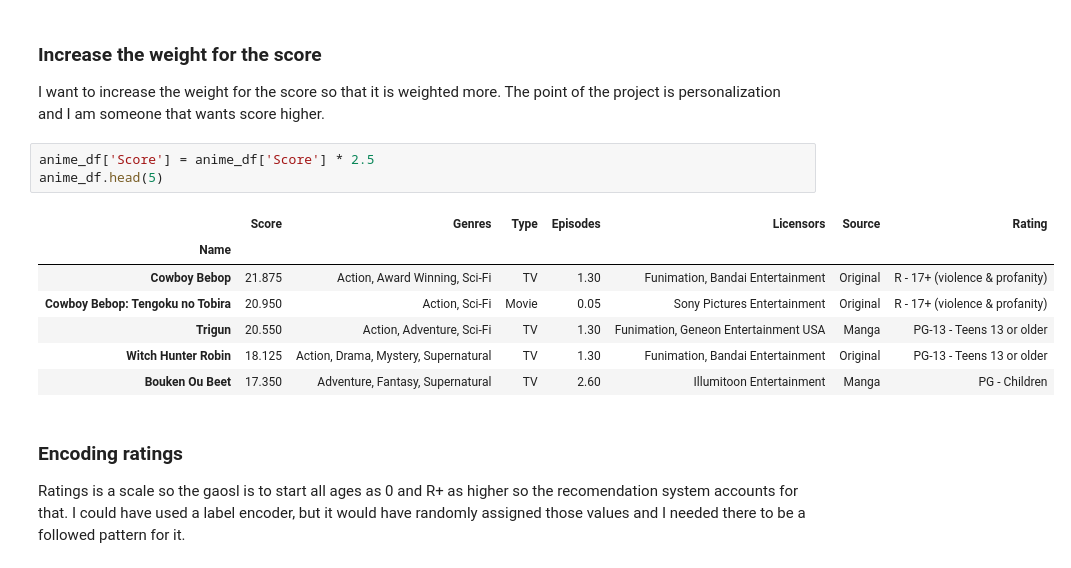
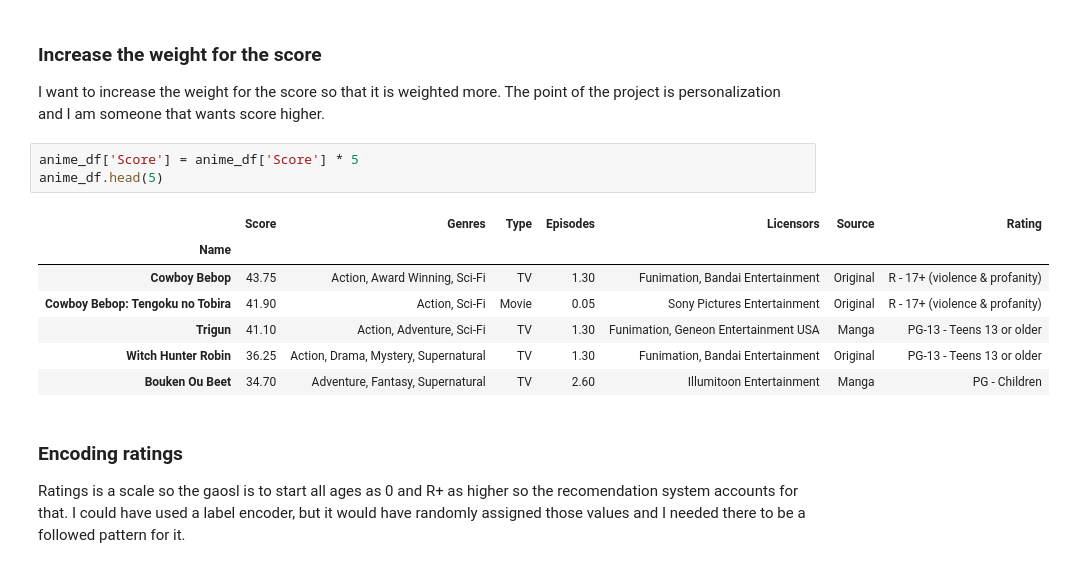
Before and after one commit to rjaggannagari/cs4824_final_project, a Jupyter notebook: anime_machine_learning.ipynb, the cells around one changed output. Saved outputs shown, nothing was run; the diff lists cells and outputs as text.

```diff
--- a/anime_machine_learning.ipynb
+++ b/anime_machine_learning.ipynb
@@ -61,16 +63,16 @@ anime_df.head(5)
 ### Increase the weight for the score
 I want to increase the weight for the score so that it is weighted more. The point of the project is personalization and I am someone that wants score higher.
 # %%
-anime_df['Score'] = anime_df['Score'] * 2.5
+anime_df['Score'] = anime_df['Score'] * 5
 anime_df.head(5)
 # %% [output]
 |  | Score | Genres | Type | Episodes | Licensors | Source | Rating |
 | Name |  |  |  |  |  |  |  |
-| Cowboy Bebop | 21.875 | Action, Award Winning, Sci-Fi | TV | 1.30 | Funimation, Bandai Entertainment | Original | R - 17+ (violence & profanity) |
-| Cowboy Bebop: Tengoku no Tobira | 20.950 | Action, Sci-Fi | Movie | 0.05 | Sony Pictures Entertainment | Original | R - 17+ (violence & profanity) |
-| Trigun | 20.550 | Action, Adventure, Sci-Fi | TV | 1.30 | Funimation, Geneon Entertainment USA | Manga | PG-13 - Teens 13 or older |
-| Witch Hunter Robin | 18.125 | Action, Drama, Mystery, Supernatural | TV | 1.30 | Funimation, Bandai Entertainment | Original | PG-13 - Teens 13 or older |
-| Bouken Ou Beet | 17.350 | Adventure, Fantasy, Supernatural | TV | 2.60 | Illumitoon Entertainment | Manga | PG - Children |
+| Cowboy Bebop | 43.75 | Action, Award Winning, Sci-Fi | TV | 1.30 | Funimation, Bandai Entertainment | Original | R - 17+ (violence & profanity) |
+| Cowboy Bebop: Tengoku no Tobira | 41.90 | Action, Sci-Fi | Movie | 0.05 | Sony Pictures Entertainment | Original | R - 17+ (violence & profanity) |
+| Trigun | 41.10 | Action, Adventure, Sci-Fi | TV | 1.30 | Funimation, Geneon Entertainment USA | Manga | PG-13 - Teens 13 or older |
+| Witch Hunter Robin | 36.25 | Action, Drama, Mystery, Supernatural | TV | 1.30 | Funimation, Bandai Entertainment | Original | PG-13 - Teens 13 or older |
+| Bouken Ou Beet | 34.70 | Adventure, Fantasy, Supernatural | TV | 2.60 | Illumitoon Entertainment | Manga | PG - Children |
 # %% [markdown]
 ### Encoding ratings
 Ratings is a scale so the gaosl is to start all ages as 0 and R+ as higher so the recomendation system accounts for that. I could have used a label encoder, but it would have randomly assigned those values and I needed there to be a followed pattern for it.
```
Also changed, not shown: parts of 10 cells of this notebook, 1 other file.
